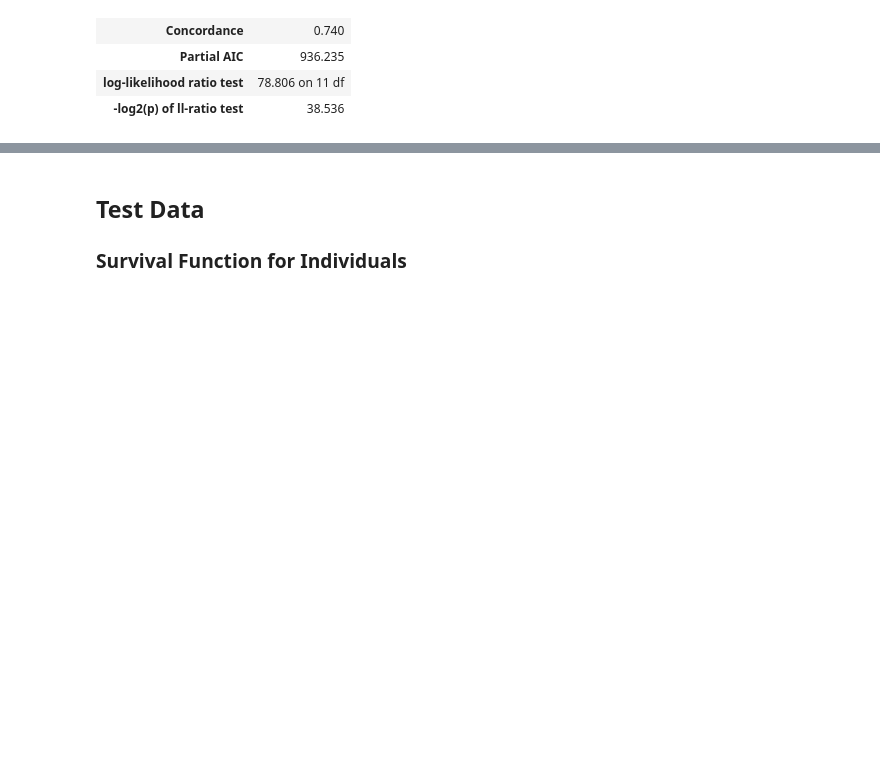
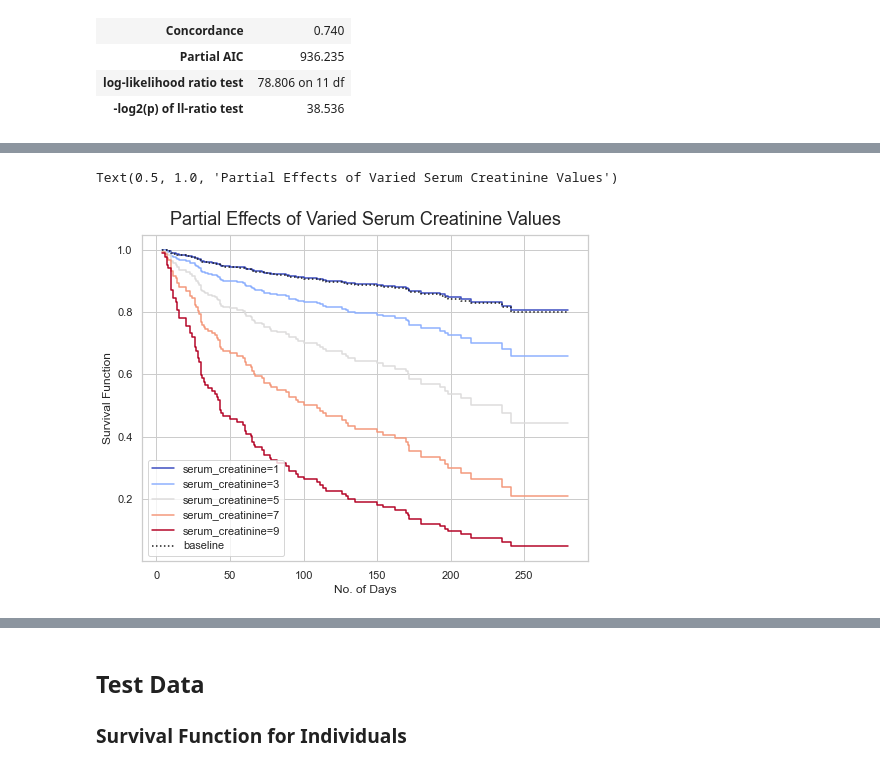
Before and after one commit to sauravmishra1710/Heart-Failure-Condition-And-Survival-Analysis, a Jupyter notebook: Cox_Proportional_Hazards_Regression.ipynb, the cells around one changed output, grey strips where cells are left out. Saved outputs shown, nothing was run; the diff lists cells and outputs as text; code cells hidden in the pictures; blank space fills up the shorter version.

```diff
--- a/Cox_Proportional_Hazards_Regression.ipynb
+++ b/Cox_Proportional_Hazards_Regression.ipynb
@@ -325,0 +372,12 @@ CoxFitter.print_summary(decimals=3)
+# %%
+ax = CoxFitter.plot_partial_effects_on_outcome(covariates = 'serum_creatinine',
+                                          values = [1, 3, 5, 7, 9],
+                                          cmap = 'coolwarm',
+                                          figsize=(8, 6),
+                                          xlabel = "No. of Days",
+                                          ylabel = "Survival Function")
+
+ax.set_title('Partial Effects of Varied Serum Creatinine Values', fontsize= 18, pad = 10)
+# %% [output]
+Text(0.5, 1.0, 'Partial Effects of Varied Serum Creatinine Values')
+[figure, added]
```
Also changed, not shown: parts of 8 cells of this notebook.
